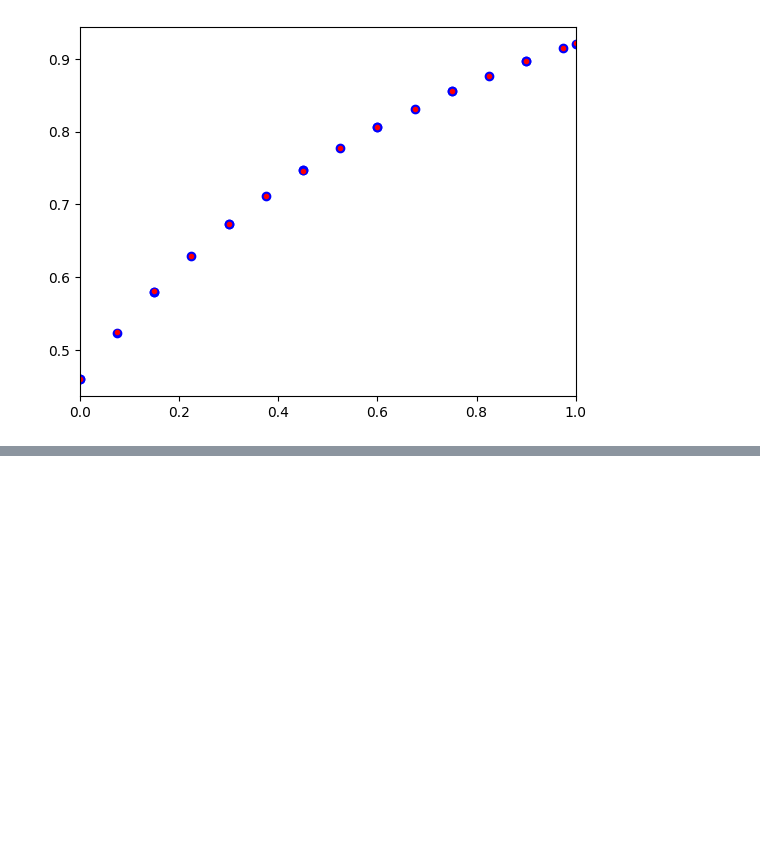
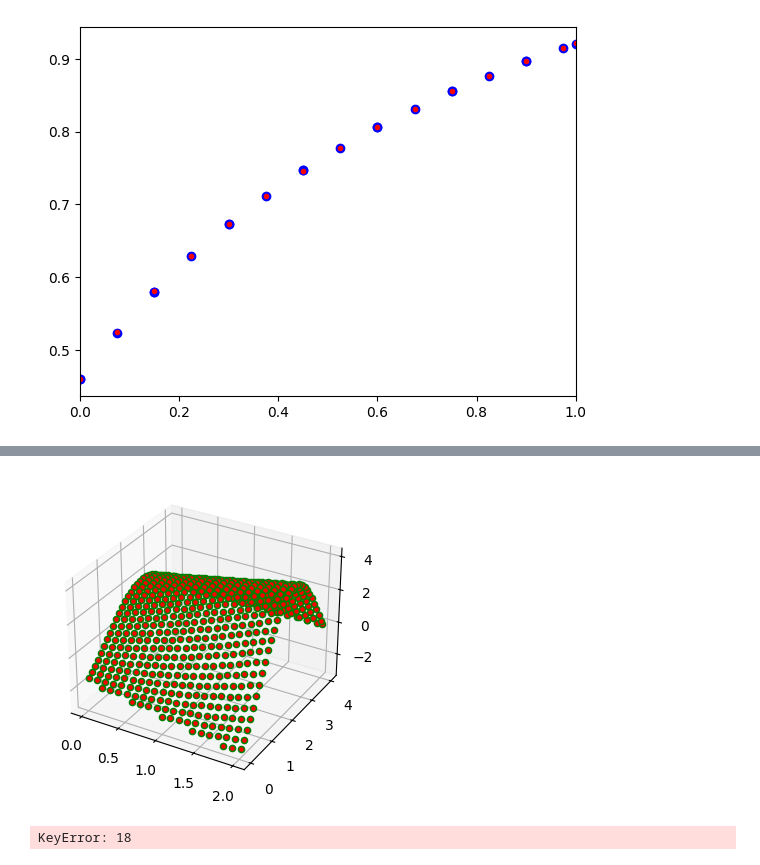
Before and after one commit to Dann38/model_rectification_column, a Jupyter notebook: Untitled.ipynb, the cells around one changed output, grey strips where cells are left out. Cells and saved outputs as stored; diff of their text form; code cells hidden in the pictures; blank space fills up the shorter version.

Commit message:
conj problem start

```diff
--- a/Untitled.ipynb
+++ b/Untitled.ipynb
@@ -207,7 +207,7 @@ for s, x1, x2 in zip(s_ar, x_ar, x_an_ar):
 # %%
 for s, y1, y2 in zip(s_ar, y_ar, y_an_ar):
     plt.scatter(s, y1, color="b")
-    plt.scatter(s, y2, color="r", marker=".")
+    plt.scatter(s, y=y2, color="r", marker=".")
 
 plt.xlim([0, 1])
 # %% [output]
@@ -215,0 +254,2 @@ plt.xlim([0, 1])
+# %%
+mesh = Mesh(hyp_problem, 10)
@@ -215,0 +389,12 @@ plt.xlim([0, 1])
+# %%
+from mpl_toolkits.mplot3d import Axes3D
+fig = plt.figure(figsize=(4,4))
+
+ax = fig.add_subplot(111, projection='3d')
+for x, x_a in zip(point_psi2, point_psi2_an):
+    if x[2] is not None:
+        ax.scatter(x[0], x[1], x[2], color="g")
+    ax.scatter(x_a[0], x_a[1], x_a[2], color="r", marker=".")
+plt.show()
+# %% [output]
+[figure, added]
@@ -215,0 +403,4 @@ plt.xlim([0, 1])
+# %%
+mesh.nodes_center_dict[18]
+# %% [output]
+KeyError: 18
```
Also changed, not shown: parts of 9 cells of this notebook, 4 other files.
